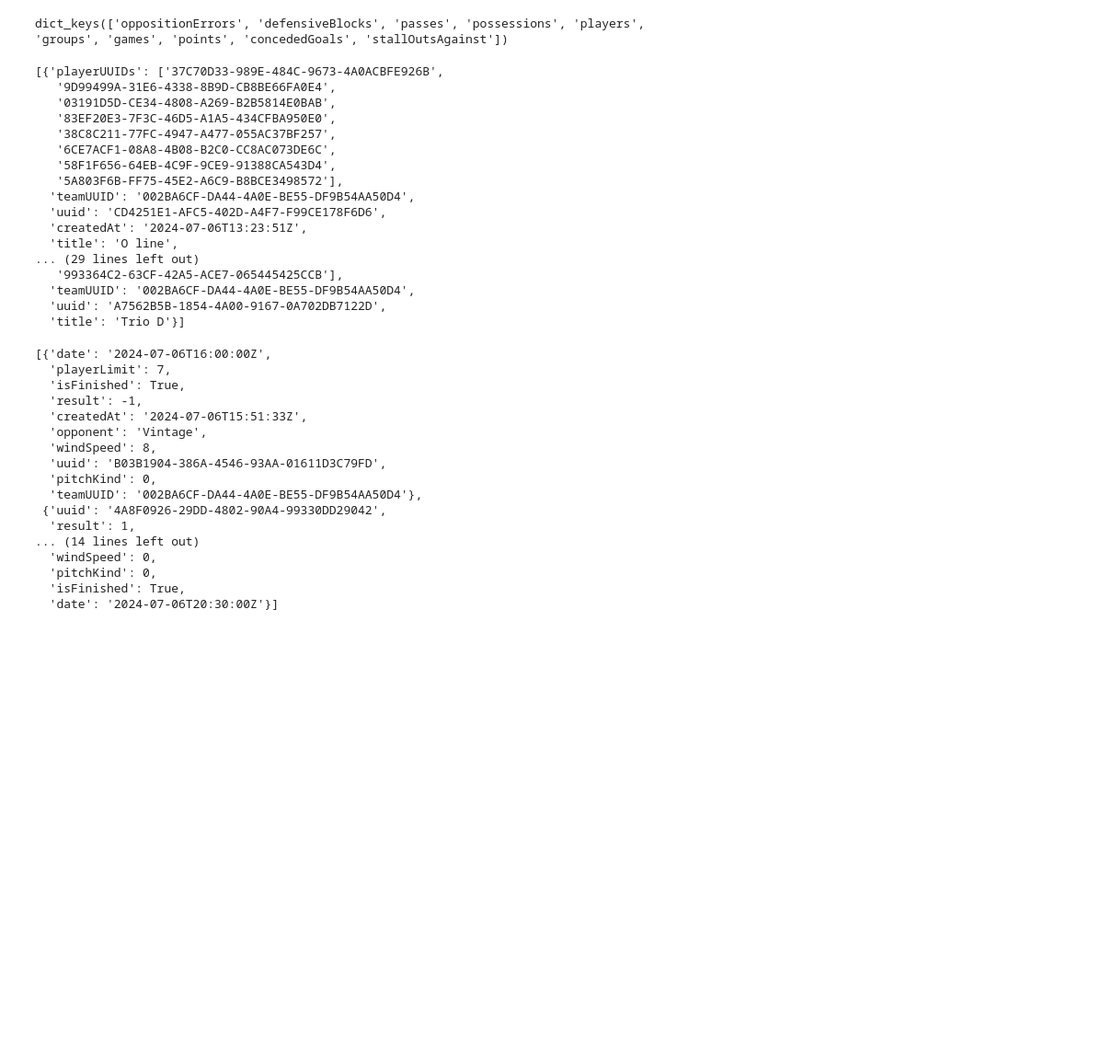
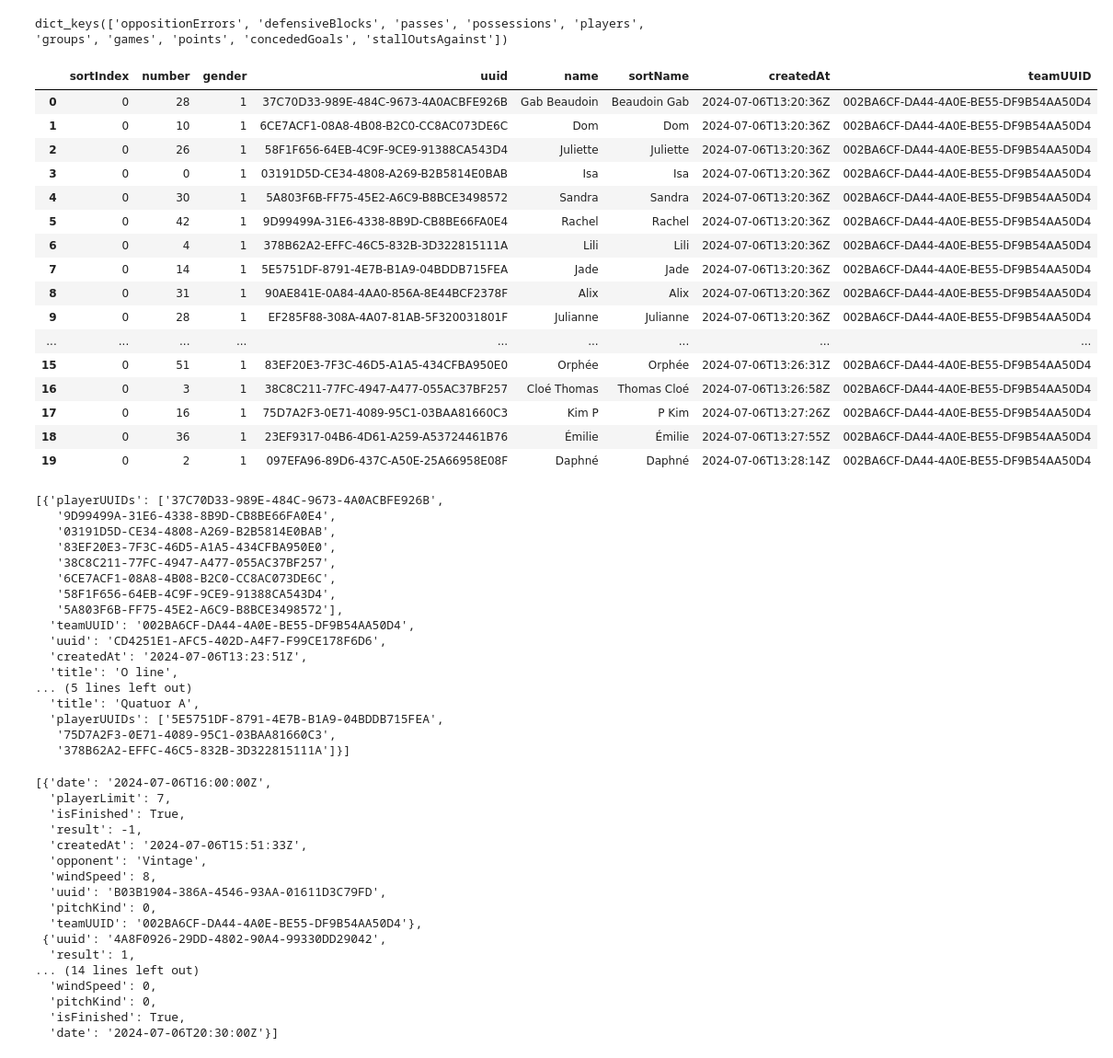
Before and after one commit to yukikongju/Miscellaneous-Projects, a Jupyter notebook: StattoStats/playground.ipynb, the cells around one changed output. Shown: that part at 92% size. Cells and saved outputs as stored; diff of their text form; code cells hidden in the pictures; blank space fills up the shorter version.

```diff
--- a/StattoStats/playground.ipynb
+++ b/StattoStats/playground.ipynb
@@ -35,10 +35,33 @@ dict_keys(['oppositionErrors', 'defensiveBlocks', 'passes', 'possessions', 'play
 passes = team_data['relations']['passes']
 # %%
 players = team_data['relations']['players']
+# %%
+df_players = pd.json_normalize(players)
+# %%
+df_players
+# %% [output]
+|  | sortIndex | number | gender | uuid | name | sortName | createdAt | teamUUID |
+| 0 | 0 | 28 | 1 | 37C70D33-989E-484C-9673-4A0ACBFE926B | Gab Beaudoin | Beaudoin Gab | 2024-07-06T13:20:36Z | 002BA6CF-DA44-4A0E-BE55-DF9B54AA50D4 |
+| 1 | 0 | 10 | 1 | 6CE7ACF1-08A8-4B08-B2C0-CC8AC073DE6C | Dom | Dom | 2024-07-06T13:20:36Z | 002BA6CF-DA44-4A0E-BE55-DF9B54AA50D4 |
+| 2 | 0 | 26 | 1 | 58F1F656-64EB-4C9F-9CE9-91388CA543D4 | Juliette | Juliette | 2024-07-06T13:20:36Z | 002BA6CF-DA44-4A0E-BE55-DF9B54AA50D4 |
+| 3 | 0 | 0 | 1 | 03191D5D-CE34-4808-A269-B2B5814E0BAB | Isa | Isa | 2024-07-06T13:20:36Z | 002BA6CF-DA44-4A0E-BE55-DF9B54AA50D4 |
+| 4 | 0 | 30 | 1 | 5A803F6B-FF75-45E2-A6C9-B8BCE3498572 | Sandra | Sandra | 2024-07-06T13:20:36Z | 002BA6CF-DA44-4A0E-BE55-DF9B54AA50D4 |
+| 5 | 0 | 42 | 1 | 9D99499A-31E6-4338-8B9D-CB8BE66FA0E4 | Rachel | Rachel | 2024-07-06T13:20:36Z | 002BA6CF-DA44-4A0E-BE55-DF9B54AA50D4 |
+| 6 | 0 | 4 | 1 | 378B62A2-EFFC-46C5-832B-3D322815111A | Lili | Lili | 2024-07-06T13:20:36Z | 002BA6CF-DA44-4A0E-BE55-DF9B54AA50D4 |
+| 7 | 0 | 14 | 1 | 5E5751DF-8791-4E7B-B1A9-04BDDB715FEA | Jade | Jade | 2024-07-06T13:20:36Z | 002BA6CF-DA44-4A0E-BE55-DF9B54AA50D4 |
+| 8 | 0 | 31 | 1 | 90AE841E-0A84-4AA0-856A-8E44BCF2378F | Alix | Alix | 2024-07-06T13:20:36Z | 002BA6CF-DA44-4A0E-BE55-DF9B54AA50D4 |
+| 9 | 0 | 28 | 1 | EF285F88-308A-4A07-81AB-5F320031801F | Julianne | Julianne | 2024-07-06T13:20:36Z | 002BA6CF-DA44-4A0E-BE55-DF9B54AA50D4 |
+| ... | ... | ... | ... | ... | ... | ... | ... | ... |
+| 15 | 0 | 51 | 1 | 83EF20E3-7F3C-46D5-A1A5-434CFBA950E0 | Orphée | Orphée | 2024-07-06T13:26:31Z | 002BA6CF-DA44-4A0E-BE55-DF9B54AA50D4 |
+| 16 | 0 | 3 | 1 | 38C8C211-77FC-4947-A477-055AC37BF257 | Cloé Thomas | Thomas Cloé | 2024-07-06T13:26:58Z | 002BA6CF-DA44-4A0E-BE55-DF9B54AA50D4 |
+| 17 | 0 | 16 | 1 | 75D7A2F3-0E71-4089-95C1-03BAA81660C3 | Kim P | P Kim | 2024-07-06T13:27:26Z | 002BA6CF-DA44-4A0E-BE55-DF9B54AA50D4 |
+| 18 | 0 | 36 | 1 | 23EF9317-04B6-4D61-A259-A53724461B76 | Émilie | Émilie | 2024-07-06T13:27:55Z | 002BA6CF-DA44-4A0E-BE55-DF9B54AA50D4 |
+| 19 | 0 | 2 | 1 | 097EFA96-89D6-437C-A50E-25A66958E08F | Daphné | Daphné | 2024-07-06T13:28:14Z | 002BA6CF-DA44-4A0E-BE55-DF9B54AA50D4 |
 # %%
 possessions = team_data['relations']['possessions']
 # %%
-team_data['relations']['groups']
+groups = team_data['relations']['groups']
+groups[:2]
 # %% [output]
 [{'playerUUIDs': ['37C70D33-989E-484C-9673-4A0ACBFE926B',
    '9D99499A-31E6-4338-8B9D-CB8BE66FA0E4',
@@ -52,11 +75,11 @@ team_data['relations']['groups']
   'uuid': 'CD4251E1-AFC5-402D-A4F7-F99CE178F6D6',
   'createdAt': '2024-07-06T13:23:51Z',
   'title': 'O line',
-... (29 lines left out)
-   '993364C2-63CF-42A5-ACE7-065445425CCB'],
-  'teamUUID': '002BA6CF-DA44-4A0E-BE55-DF9B54AA50D4',
-  'uuid': 'A7562B5B-1854-4A00-9167-0A702DB7122D',
-  'title': 'Trio D'}]
+... (5 lines left out)
+  'title': 'Quatuor A',
+  'playerUUIDs': ['5E5751DF-8791-4E7B-B1A9-04BDDB715FEA',
+   '75D7A2F3-0E71-4089-95C1-03BAA81660C3',
+   '378B62A2-EFFC-46C5-832B-3D322815111A']}]
 # %%
 team_data['relations']['games']
 # %% [output]
```
Also changed, not shown: parts of 10 cells of this notebook, 1 other file.
